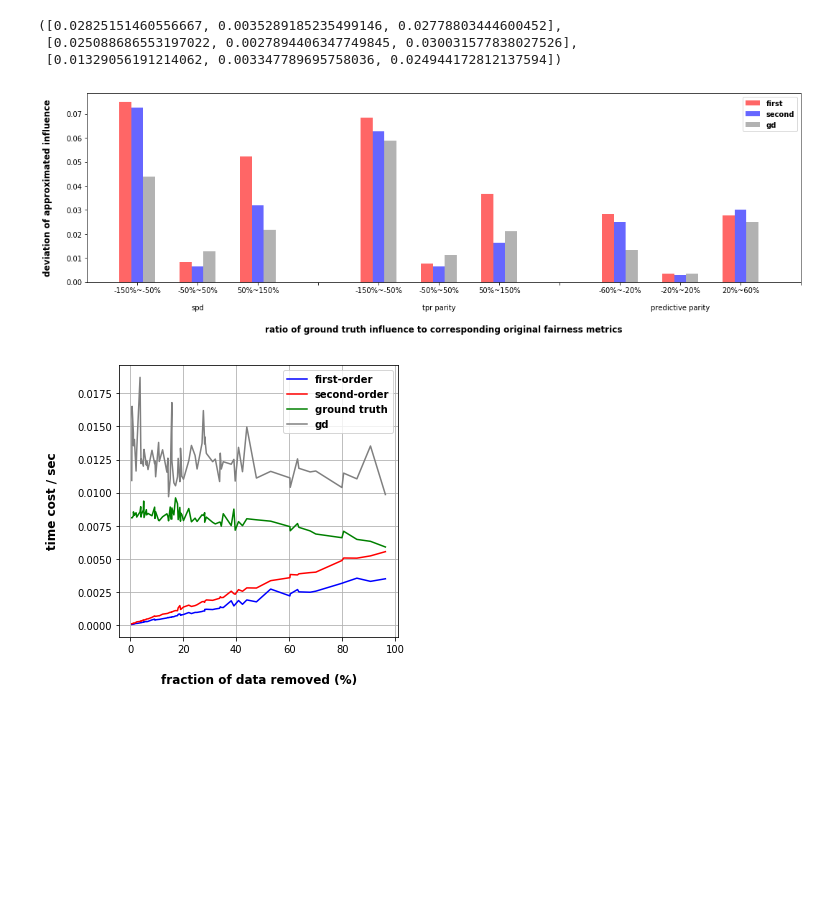
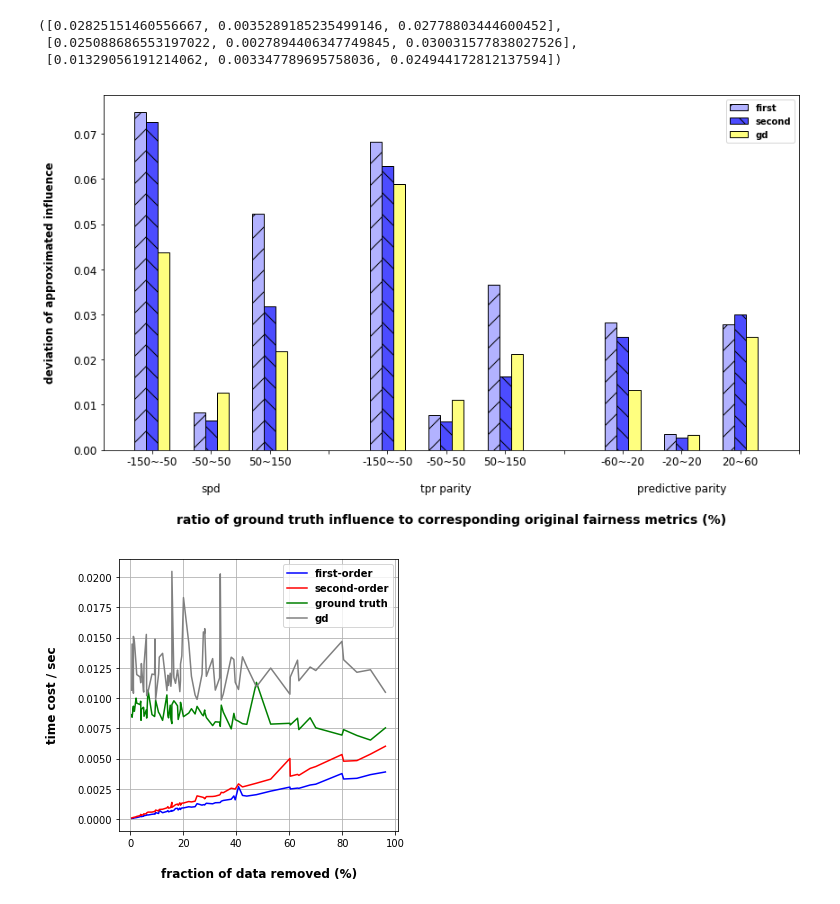
Before and after one commit to romilapradhan/gopher, a Jupyter notebook: Integration/if_predicates.ipynb, the cells around one changed output. Saved outputs shown, nothing was run; the diff lists cells and outputs as text; code cells hidden in the pictures; blank space fills up the shorter version.

Commit message:
updated plots

```diff
--- a/Integration/if_predicates.ipynb
+++ b/Integration/if_predicates.ipynb
@@ -98,7 +99,7 @@ def computeAccuracy(y_true, y_pred):
 def del_L_del_theta_i(model, x, y_true, retain_graph=False):
     loss = loss_func(model, x, y_true)
     w = [ p for p in model.parameters() if p.requires_grad ]
-    return grad(loss, w, retain_graph=retain_graph)
+    return grad(loss, w, create_graph=True, retain_graph=retain_graph)
 # %% [markdown]
 **First-order derivative of $P(y \mid \textbf{x})$ with respect to model parameters**
 # %%
@@ -180,7 +185,7 @@ clf = LogisticRegression(input_size=X_train.shape[-1])
 # clf = NeuralNetwork(input_size=X_train.shape[-1])
 # clf = SVM(input_size=X_train.shape[-1])
 
-clf.fit(X_train, y_train)
+clf.fit(X_train, y_train, use_sklearn=True)
 
 y_pred_test = clf.predict_proba(X_test)
 y_pred_train = clf.predict_proba(X_train)
@@ -223,11 +228,14 @@ total_time
 # %%
 del_L_del_theta = []
 for i in range(int(len(X_train))):
-    del_L_del_theta.append(convert_grad_to_ndarray(del_L_del_theta_i(clf, X_train[i], y_train[i])))
+    gradient = convert_grad_to_ndarray(del_L_del_theta_i(clf, X_train[i], y_train[i]))
+    while np.sum(np.isnan(gradient))>0:
+        gradient = convert_grad_to_ndarray(del_L_del_theta_i(clf, X_train[i], y_train[i]))
+    del_L_del_theta.append(gradient)
 # %% [markdown]
 *Select delta fairness function depending on selected metric*
 # %%
-metric = 2
+metric = 1
 if metric == 0:
     v1 = del_spd_del_theta(clf, X_test_orig, X_test, dataset)
 elif metric == 1:
@@ -908,28 +917,51 @@ deviation_gd = [0.04381598649197255, 0.012651122449561413, 0.02186822880062204,
                0.058911984027377594, 0.01111616811178203, 0.021206519135692936, 0,\
                0.01329056191214062, 0.003347789695758036, 0.024944172812137594]
 # %%
-plt.figure(figsize=(15,5))
+plt.figure(figsize=(12,7))
 width = 0.2
 alpha = 0.6
+bin_num = 3
+
+edge_color = np.zeros((bin_num, 4))
+edge_color[:, 3] = 1.0 # alpha
+edge_width = 1
+
+bar_color_first = np.zeros((bin_num, 4))
+bar_color_first[:, 2] = 1.0 # blue
+bar_color_first[:, 3] = 0.3 # alpha
+
+bar_color_second = np.zeros((bin_num, 4))
+bar_color_second[:, 2] = 1.0 # blue
+bar_color_second[:, 3] = 0.7 # alpha
+
+bar_color_gd = np.zeros((bin_num, 4))
+bar_color_gd[:, :2] = 1.0 # yellow
+bar_color_gd[:, 3] = 0.5 # alpha
+
 index = np.arange(bin_num*3+2)
-plt.bar(index-width, deviation_first, width, label='first', color='red', alpha=alpha)
-plt.bar(index, deviation_second, width, label='second', color='blue', alpha=alpha)
-plt.bar(index+width, deviation_gd, width, label='gd', color='grey', alpha=alpha)
-ticks_1 = [f'{(2*bin_id-3)*50}%~{(2*bin_id-1)*50}%' for bin_id in range(bin_num)]
+plt.bar(index-width, deviation_first, width, label='first', color=bar_color_first,\
+        linewidth=edge_width, edgecolor=edge_color, hatch='/')
+plt.bar(index, deviation_second, width, label='second', color=bar_color_second,\
+       linewidth=edge_width, edgecolor=edge_color, hatch='\\')
+plt.bar(index+width, deviation_gd, width, label='gd', color=bar_color_gd,\
+       linewidth=edge_width, edgecolor=edge_color)
+ticks_1 = [f'{(2*bin_id-3)*50}~{(2*bin_id-1)*50}' for bin_id in range(bin_num)]
 ticks_1[1] += '\n\nspd'
-ticks_2 = [f'{(2*bin_id-3)*50}%~{(2*bin_id-1)*50}%' for bin_id in range(bin_num)]
+ticks_2 = [f'{(2*bin_id-3)*50}~{(2*bin_id-1)*50}' for bin_id in range(bin_num)]
 ticks_2[1] += '\n\ntpr parity'
-ticks_3 = [f'{(2*bin_id-3)*20}%~{(2*bin_id-1)*20}%' for bin_id in range(bin_num)]
+ticks_3 = [f'{(2*bin_id-3)*20}~{(2*bin_id-1)*20}' for bin_id in range(bin_num)]
 ticks_3[1] += '\n\npredictive parity'
-plt.xticks(range(bin_num*3+3), ticks_1 + [''] + ticks_2 + [''] + ticks_3, rotation=0, fontsize=10)
-plt.yticks(fontsize=10)
+plt.xticks(range(bin_num*3+3), ticks_1 + [''] + ticks_2 + [''] + ticks_3, rotation=0, fontsize=12)
+plt.yticks(fontsize=12)
+# plt.grid()
+plt.ylabel('deviation of approximated influence\n', fontsize=12, fontweight='bold')
+plt.xlabel('\nratio of ground truth influence to corresponding original fairness metrics (%)',\
+           fontsize=14, fontweight='bold')
 plt.legend(fontsize=12, prop={'weight':'bold'})
-plt.ylabel('deviation of approximated influence\n', fontsize=12, fontweight='bold')
-plt.xlabel('\nratio of ground truth influence to corresponding original fairness metrics', fontsize=12, fontweight='bold')
 plt.tight_layout()
 plt.show()
 # %% [output]
-[figure, old version]
+[figure, new version]
 # %%
 time_gd_ave = []
 l = len(time_gd)//rep
@@ -976,5 +1008,5 @@ plt.ylabel('time cost / sec\n', fontsize=12, fontweight='bold')
 # plt.show()
 plt.savefig('time.png')
 # %% [output]
-[figure, old version]
+[figure, new version]
 # %%
```
Also changed, not shown: parts of 17 cells of this notebook.
